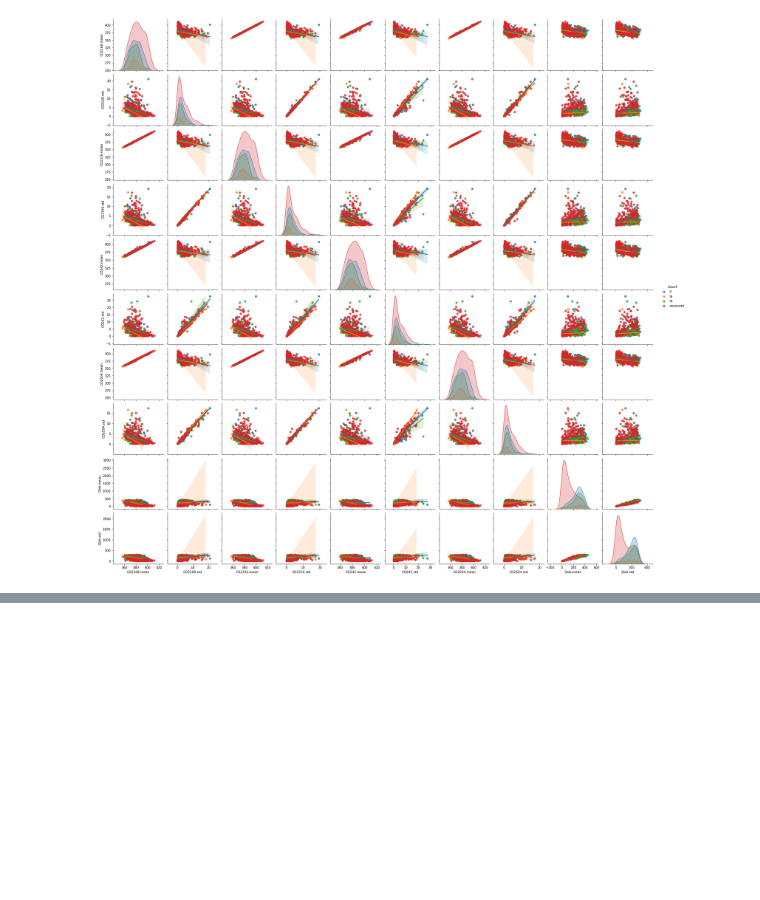
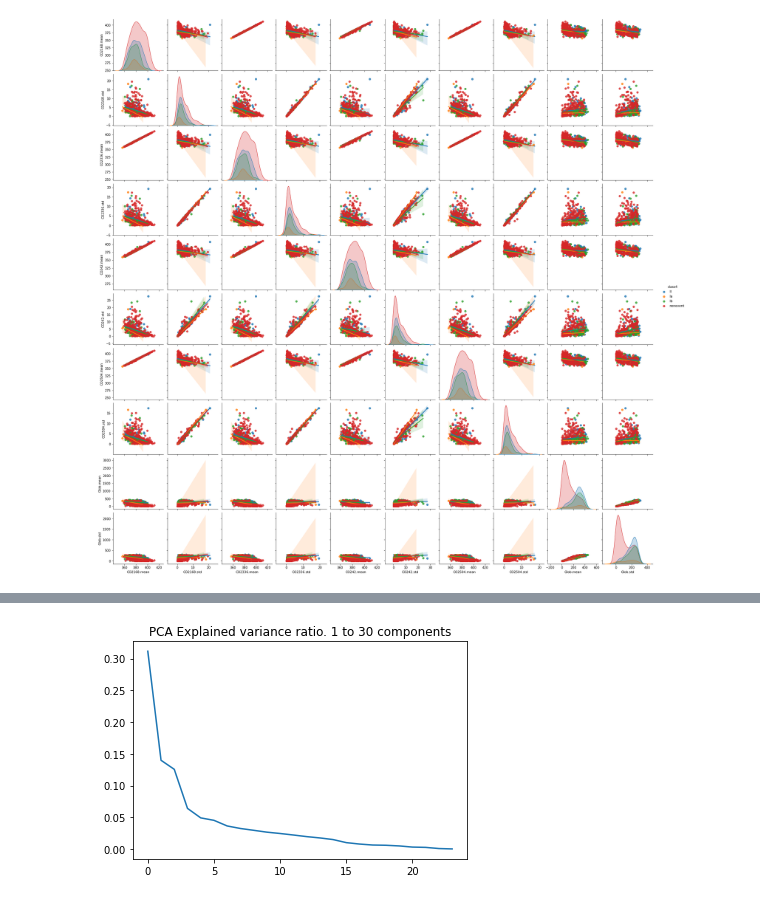
Before and after one commit to mikaelfr/ML-Intro, a Jupyter notebook: Miika/jupyter-notebook/data-exploration.ipynb, the cells around one changed output, grey strips where cells are left out. Drawn from its saved outputs; the diff is of its cells as text; code cells hidden in the pictures; blank space fills up the shorter version.

```diff
--- a/Miika/jupyter-notebook/data-exploration.ipynb
+++ b/Miika/jupyter-notebook/data-exploration.ipynb
@@ -82,0 +65,92 @@ plt.scatter(pca[:,0],pca[:,1],color=Y_colors)
+# %%
+from sklearn.decomposition import PCA, TruncatedSVD
+from sklearn.preprocessing import StandardScaler
+from sklearn.ensemble import RandomForestClassifier
+from sklearn.model_selection import cross_val_score
+from sklearn import svm
+
+include_old =  ['CO2168.std',
+    'H2O168.mean', 'H2O168.std', 'Glob.mean', 'Glob.std', 'NO168.mean',
+    'NO168.std', 'NOx168.mean', 'NOx168.std', 'O3168.mean', 'O3168.std',
+    'O342.mean', 'O342.std', 'Pamb0.std',
+    'PAR.mean', 'PAR.std', 'PTG.mean', 'PTG.std', 'RGlob.mean', 'RGlob.std',
+    'RHIRGA42.mean', 'RHIRGA42.std',
+    'RPAR.mean', 'RPAR.std', 'SO2168.mean', 'SO2168.std',
+    'SWS.std', 'T42.mean', 'T42.std', 'UV_A.mean',
+    'UV_A.std', 'UV_B.mean', 'UV_B.std', 'CS.mean', 'CS.std']
+
+include_new = [
+'CO242.mean', 'SO2168.mean', 'NOx42.std', 'SWS.mean', 'Pamb0.mean', 'CS.mean',
+    'NO42.std', 'NOx42.mean', 'CO242.std', 'CS.std', 'RGlob.std', 'SO2168.std',
+    'H2O42.mean', 'RHIRGA42.mean', 'UV_B.std', 'NO42.mean', 'UV_B.mean', 'T42.std',
+    'O342.std', 'H2O42.std', 'RHIRGA42.std', 'RPAR.std', 'RPAR.mean', 'PTG.mean'
+]
+
+X_new = X
+
+for col in list(X_new.columns):
+    if col not in include_new:
+        X_new = X_new.drop(col, 1)
+
+def binary(label):
+    if label == 'nonevent':
+        return 'nonevent'
+    return 'event'
+
+def color(label):
+    if label == 'nonevent':
+        return 'red'
+    if label == 'II':
+        return 'blue'
+    if label == 'Ia':
+        return 'orange'
+    if label == 'Ib':
+        return 'green'
+
+Y_colors = [color(y) for y in list(Y)]
+# Y_bin = [binary(y) for y in list(Y)]
+
+X_scaled_new = StandardScaler().fit(X_new).transform(X_new)
+
+a = []
+b = []
+c = []
+d = []
+
+pca_var = PCA(n_components=24).fit(X_scaled_new)
+
+plt.plot(pca_var.explained_variance_ratio_)
+plt.title('PCA Explained variance ratio. 1 to 30 components')
+
+for n in range (0, 10):
+
+    print(n)
+
+    X_pca = PCA(n_components=10).fit_transform(X_scaled_new)
+
+    clf = RandomForestClassifier(random_state=n)
+    clf.fit(X_pca, Y_bin)
+    scores = cross_val_score(clf, X_pca, Y_bin, cv=3)
+
+    clf_alt = RandomForestClassifier(random_state=n)
+    clf_alt.fit(X_new, Y_bin)
+    scores_alt = cross_val_score(clf_alt, X_new, Y_bin, cv=3)
+
+    clf_svm_pca = RandomForestClassifier(random_state=n)
+    clf_svm_pca.fit(X_pca, Y_bin)
+    scores_svm_pca = cross_val_score(clf_svm_pca, X_pca, Y_bin, cv=3)
+
+    clf_svm = RandomForestClassifier(random_state=n)
+    clf_svm.fit(X_new, Y_bin)
+    scores_svm = cross_val_score(clf_svm, X_new, Y_bin, cv=3)
+
+    a.append(np.mean(scores))
+    b.append(np.mean(scores_alt))
+    c.append(np.mean(scores_svm_pca))
+    d.append(np.mean(scores_svm))
+
+print('pca rf: ', np.mean(a))
+print('no pca rf: ', np.mean(b))
+print('pca svm: ', np.mean(c))
+print('no pca svm: ', np.mean(d))
+# %% [output]
@@ -83 +171,2 @@ plt.scatter(pca[:,0],pca[:,1],color=Y_colors)
+[figure, added]
 # %%
```
Also changed, not shown: parts of 9 cells of this notebook, 2 other files.
